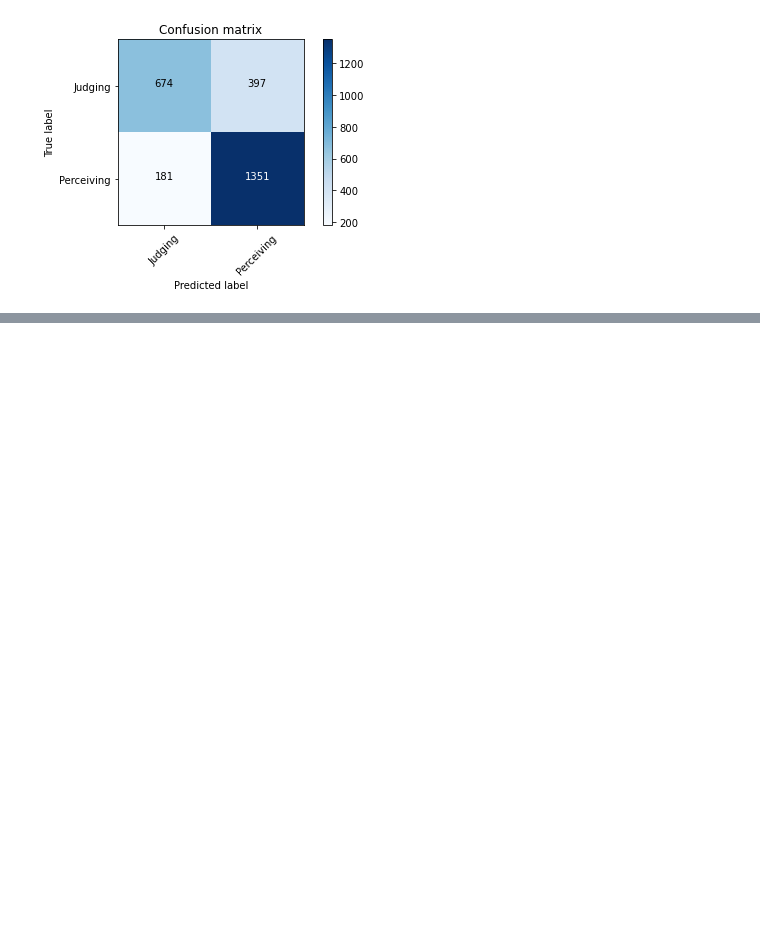
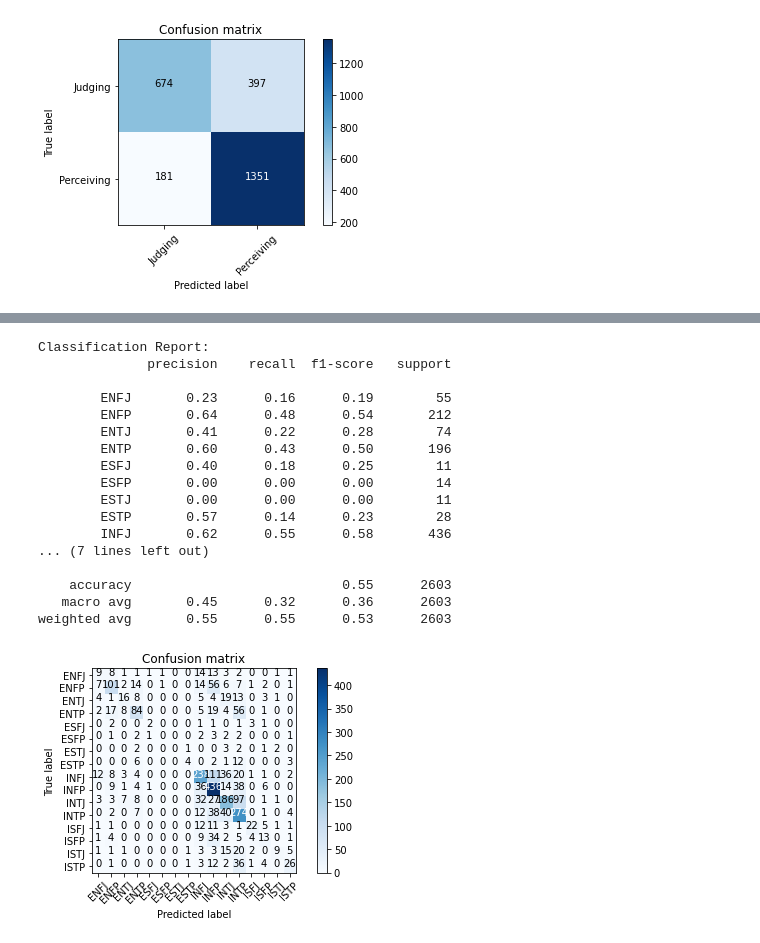
Before and after one commit to pgphi/Data_Mining_MBTI, a Jupyter notebook: Support_Vector_Classifier/Linear_Support_Vector_Classifier_Baseline.ipynb, the cells around one changed output, grey strips where cells are left out. Cells and saved outputs as stored; diff of their text form; code cells hidden in the pictures; blank space fills up the shorter version.

```diff
--- a/Support_Vector_Classifier/Linear_Support_Vector_Classifier_Baseline.ipynb
+++ b/Support_Vector_Classifier/Linear_Support_Vector_Classifier_Baseline.ipynb
@@ -137,7 +142,7 @@ weighted avg       0.85      0.85      0.84      2603
 # Binary: Sensing-Intuition
 Y_sensi = df.iloc[:, 5].values
 
-train_predict_model(X, Y_sensi, ['Sensing', 'Intuition'], True)
+predicted_sensi = train_predict_model(X, Y_sensi, ['Sensing', 'Intuition'], True)
 # %% [output]
 Classification Report:
               precision    recall  f1-score   support
@@ -155,7 +160,7 @@ weighted avg       0.89      0.90      0.88      2603
 # Binary: Thinking-Feeling
 Y_think = df.iloc[:, 6].values
 
-train_predict_model(X, Y_think, ['Thinking', 'Feeling'], True)
+predicted_think = train_predict_model(X, Y_think, ['Thinking', 'Feeling'], True)
 # %% [output]
 Classification Report:
               precision    recall  f1-score   support
@@ -173,7 +178,7 @@ weighted avg       0.85      0.85      0.85      2603
 # Judging-Perceiving
 Y_judgi = df.iloc[:, 7].values
 
-train_predict_model(X, Y_judgi, ['Judging', 'Perceiving'], True)
+predicted_judgi = train_predict_model(X, Y_judgi, ['Judging', 'Perceiving'], True)
 # %% [output]
 Classification Report:
               precision    recall  f1-score   support
@@ -187,0 +195,12 @@ weighted avg       0.78      0.78      0.77      2603
+# %%
+# Get actual types of test data
+X_train, X_test, Y_train, Y_test = train_test_split(X, Y_multi, test_size=0.3, random_state=42069)
+
+# Create dataframe
+df1 = df[['encodedType', 'extro_intro', 'intu_obs', 'feel_think', 'prosp_judg']].drop_duplicates().reset_index(drop=True)
+
+predict_df = pd.DataFrame(np.transpose([predicted_intro, predicted_sensi, predicted_think, predicted_judgi]),
+                         columns =['extro_intro', 'intu_obs', 'feel_think', 'prosp_judg'])
+predict_df = predict_df.merge(df1, how = 'left', on = predict_df.columns.tolist())
+predict_df['acutalType'] = Y_test
+display(predict_df)
@@ -187,0 +221,27 @@ weighted avg       0.78      0.78      0.77      2603
+# %%
+# Evaluation
+print("Classification Report:")
+print(classification_report(Y_test, predict_df['encodedType'], target_names=types, zero_division=0))
+
+cnf_matrix = confusion_matrix(Y_test, predict_df['encodedType'])
+np.set_printoptions(precision=2)
+plot_confusion_matrix(cnf_matrix, classes=types)
+# %% [output]
+Classification Report:
+              precision    recall  f1-score   support
+
+        ENFJ       0.23      0.16      0.19        55
+        ENFP       0.64      0.48      0.54       212
+        ENTJ       0.41      0.22      0.28        74
+        ENTP       0.60      0.43      0.50       196
+        ESFJ       0.40      0.18      0.25        11
+        ESFP       0.00      0.00      0.00        14
+        ESTJ       0.00      0.00      0.00        11
+        ESTP       0.57      0.14      0.23        28
+        INFJ       0.62      0.55      0.58       436
+... (7 lines left out)
+
+    accuracy                           0.55      2603
+   macro avg       0.45      0.32      0.36      2603
+weighted avg       0.55      0.55      0.53      2603
+[figure, added]
```
Also changed, not shown: parts of 7 cells of this notebook, 3 other files.
